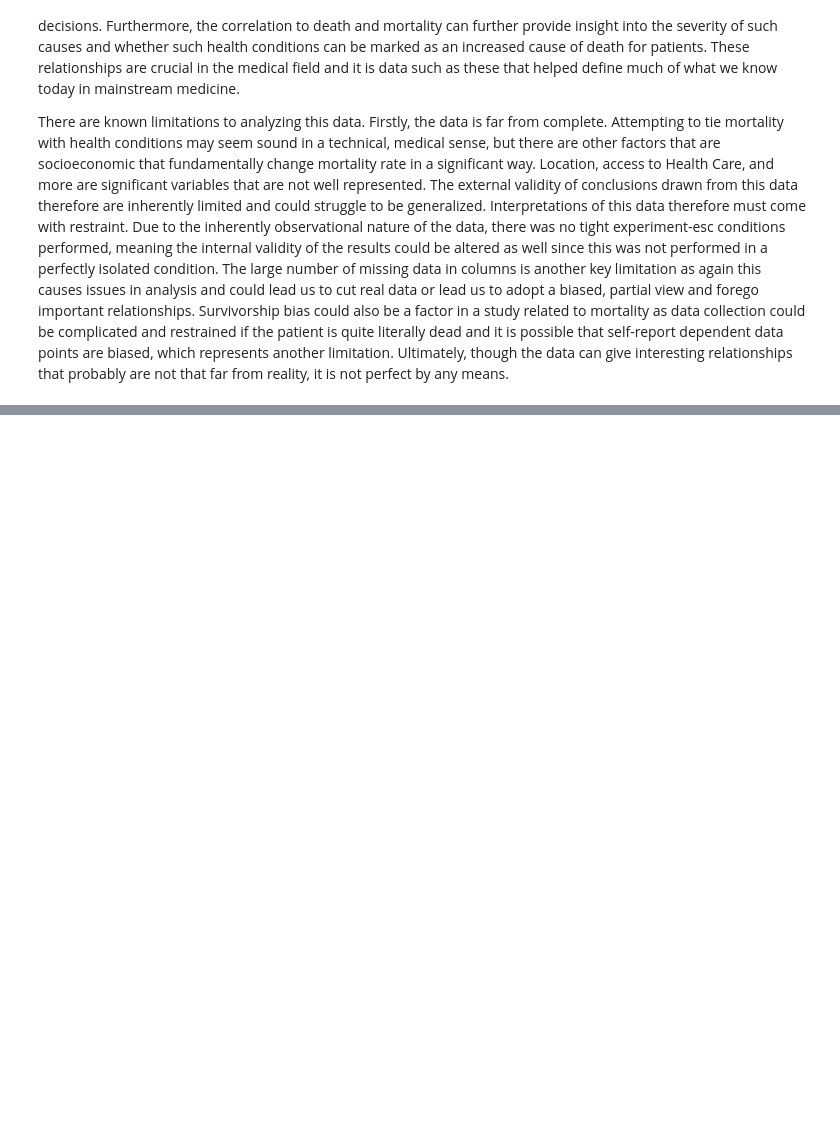
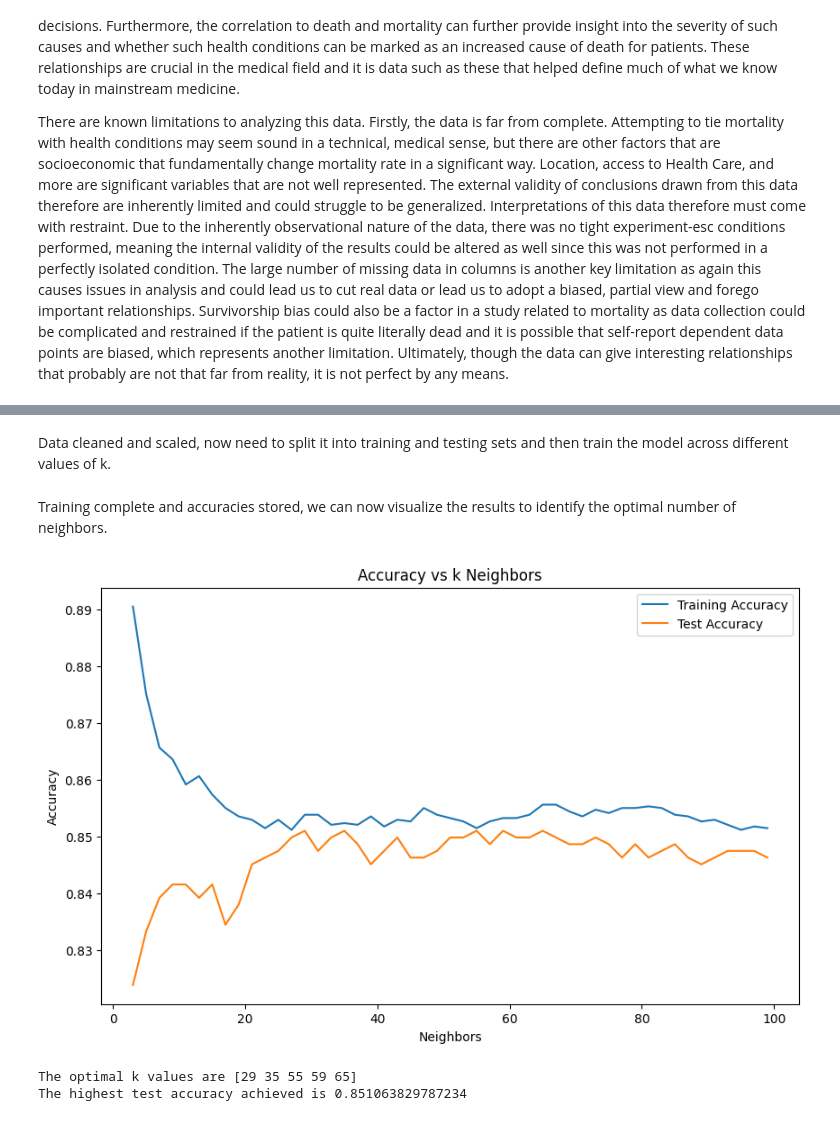
Before and after one commit to aerau05/ds3001proj, a Jupyter notebook: ds3001Proj1.ipynb, the cells around one changed output, grey strips where cells are left out. Drawn from its saved outputs; the diff is of its cells as text; code cells hidden in the pictures; blank space fills up the shorter version.

```diff
--- a/ds3001Proj1.ipynb
+++ b/ds3001Proj1.ipynb
@@ -210,0 +243,48 @@ There are known limitations to analyzing this data. Firstly, the data is far fro
+# %% [markdown]
+Data cleaned and scaled, now need to split it into training and testing sets and then train the model across different values of k.
+# %%
+# train-test split (80/20 split)
+u_train, u_test, y_train, y_test = train_test_split(u, y,
+                                                    test_size=0.2,
+                                                    random_state=100)
+
+# loop to find optimal k
+# using the list comprehension format from class notebook to generate odd numbers
+k_grid = np.array([ (2*k+1) for k in range(1,50)])
+
+test_accuracies = []
+train_accuracies = []
+
+for k in k_grid: # for each candidate value of k...
+    model = KNeighborsClassifier(n_neighbors = k) # create a model instance
+    model = model.fit(u_train, y_train) # fit the model
+    # calculate scores
+    test_acc = model.score(u_test, y_test)
+    train_acc = model.score(u_train, y_train)
+    # save results
+    test_accuracies.append(test_acc)
+    train_accuracies.append(train_acc)
+# %% [markdown]
+Training complete and accuracies stored, we can now visualize the results to identify the optimal number of neighbors.
+# %%
+# visual to see what it looks like
+plt.figure(figsize=(10, 6))
+sns.lineplot(x=k_grid, y=train_accuracies, label='Training Accuracy')
+sns.lineplot(x=k_grid, y=test_accuracies, label='Test Accuracy')
+plt.xlabel('Neighbors')
+plt.ylabel('Accuracy')
+plt.title('Accuracy vs k Neighbors')
+plt.show()
+
+# optimal k
+# using the boolean masking method
+is_optimal = test_accuracies == np.max(test_accuracies) # maximizer Boolean
+optimal_indices = np.where(is_optimal) # indices that maximize accuracy
+k_optimal = k_grid[optimal_indices] # values of k that maximize accuracy
+
+print(f"The optimal k values are {k_optimal}")
+print(f"The highest test accuracy achieved is {np.max(test_accuracies)}")
+# %% [output]
+[figure, added]
+The optimal k values are [29 35 55 59 65]
+The highest test accuracy achieved is 0.851063829787234
```
Also changed, not shown: parts of 4 cells of this notebook.
